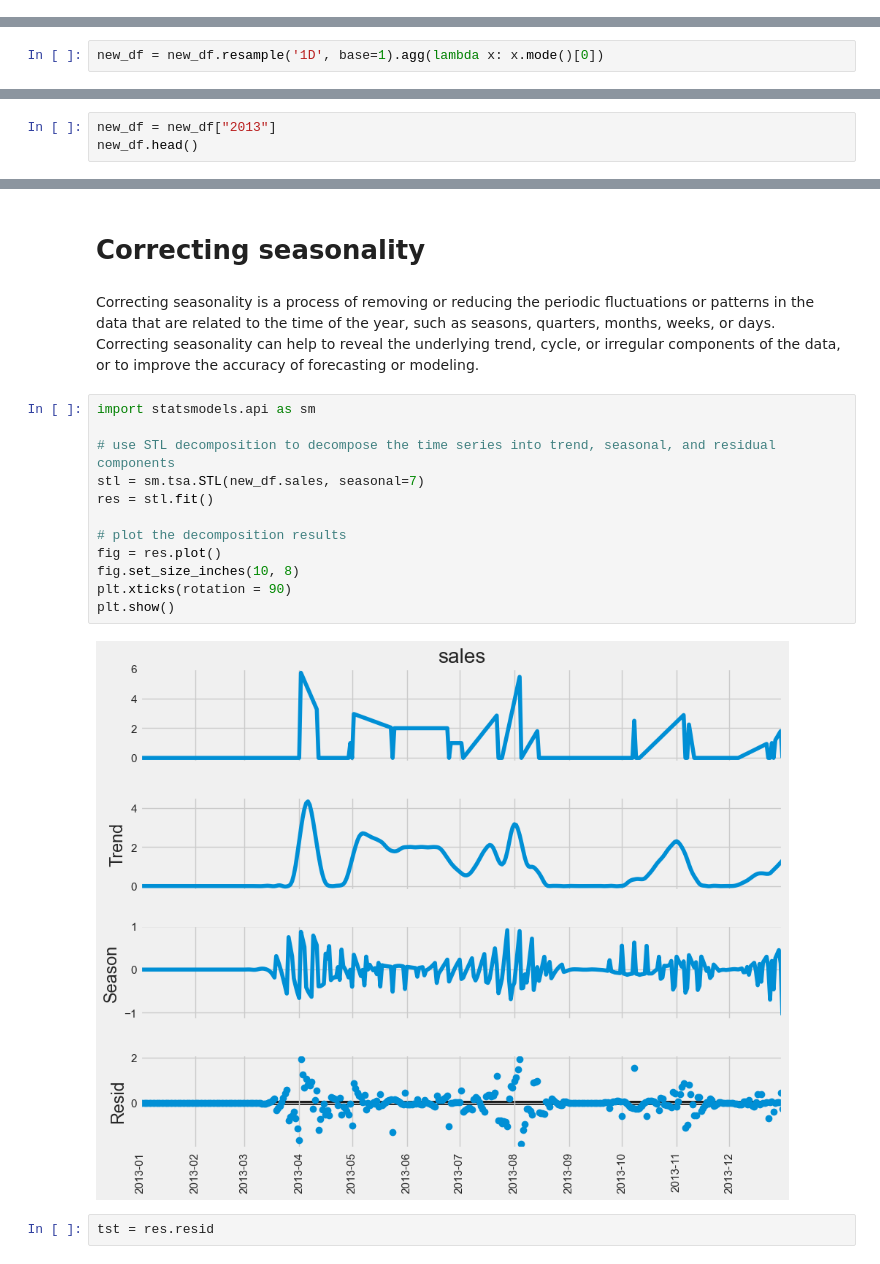
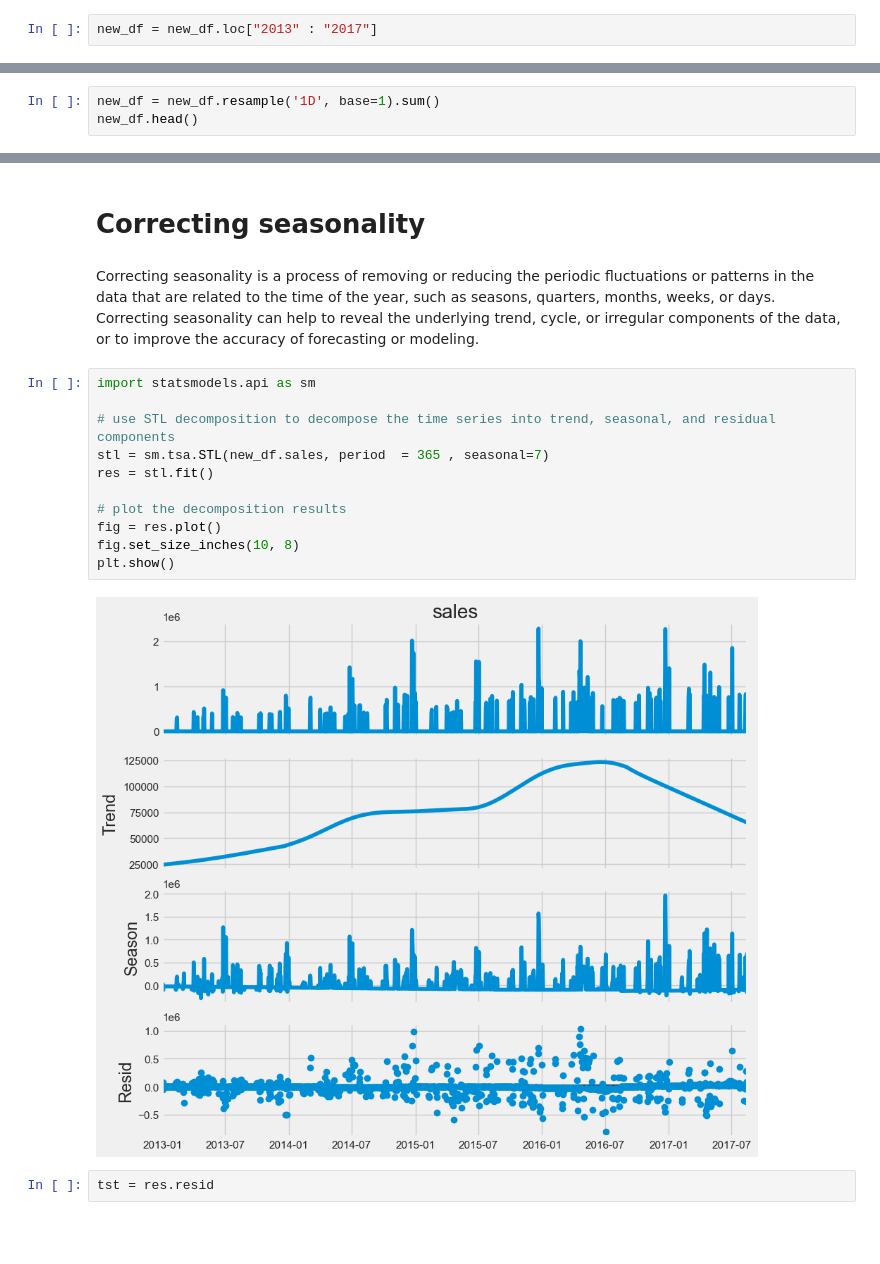
Before and after one commit to Henamen21/Time_Series_prediction, a Jupyter notebook: Time_Series_prediction.ipynb, the cells around one changed output, grey strips where cells are left out. Drawn from its saved outputs; the diff is of its cells as text; blank space fills up the shorter version.

Commit message:
predicted on data test

```diff
--- a/Time_Series_prediction.ipynb
+++ b/Time_Series_prediction.ipynb
@@ -941,5 +901,7 @@ new_df[new_df.date == "2013-02-02"]
 | 1813 | 2013-02-02 | 0 | SEAFOOD | 0.0 | 0.0 |
 # %%
 new_df = new_df.set_index("date")
+# %%
+new_df = new_df.loc["2013" : "2017"]
 # %% [markdown]
 # Resampling to a date
@@ -948,2 +910,3 @@ Resampling in time series data is a process of changing the frequency or granula
 # %%
-new_df = new_df.resample('1D', base=1).agg(lambda x: x.mode()[0])
+new_df = new_df.resample('1D', base=1).sum()
+new_df.head()
@@ -956,3 +926,0 @@ False
-# %%
-new_df = new_df["2013"]
-new_df.head()
@@ -967,20 +927,19 @@ new_df.head()
 # %% [markdown]
 # Correcting seasonality
-# %% [markdown]
-Correcting seasonality is a process of removing or reducing the periodic fluctuations or patterns in the data that are related to the time of the year, such as seasons, quarters, months, weeks, or days. Correcting seasonality can help to reveal the underlying trend, cycle, or irregular components of the data, or to improve the accuracy of forecasting or modeling.
+# %% [markdown]
+Correcting seasonality is a process of removing or reducing the periodic fluctuations or patterns in the data that are related to the time of the year, such as seasons, quarters, months, weeks, or days. Correcting seasonality can help to reveal the underlying trend, cycle, or irregular components of the data, or to improve the accuracy of forecasting or modeling.
 # %%
 import statsmodels.api as sm
 
 # use STL decomposition to decompose the time series into trend, seasonal, and residual components
-stl = sm.tsa.STL(new_df.sales, seasonal=7)
+stl = sm.tsa.STL(new_df.sales, period  = 365 , seasonal=7)
 res = stl.fit()
 
 # plot the decomposition results
 fig = res.plot()
 fig.set_size_inches(10, 8)
-plt.xticks(rotation = 90)
 plt.show()
 # %% [output]
-[figure, old version]
+[figure, new version]
 # %%
 tst = res.resid
```
Also changed, not shown: parts of 133 cells of this notebook, 1 other file.
